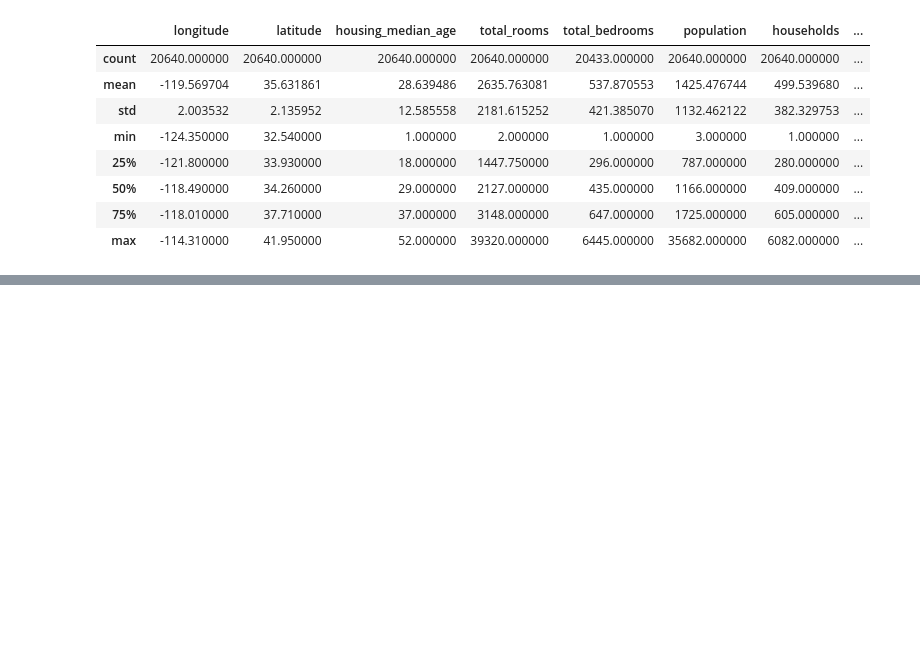
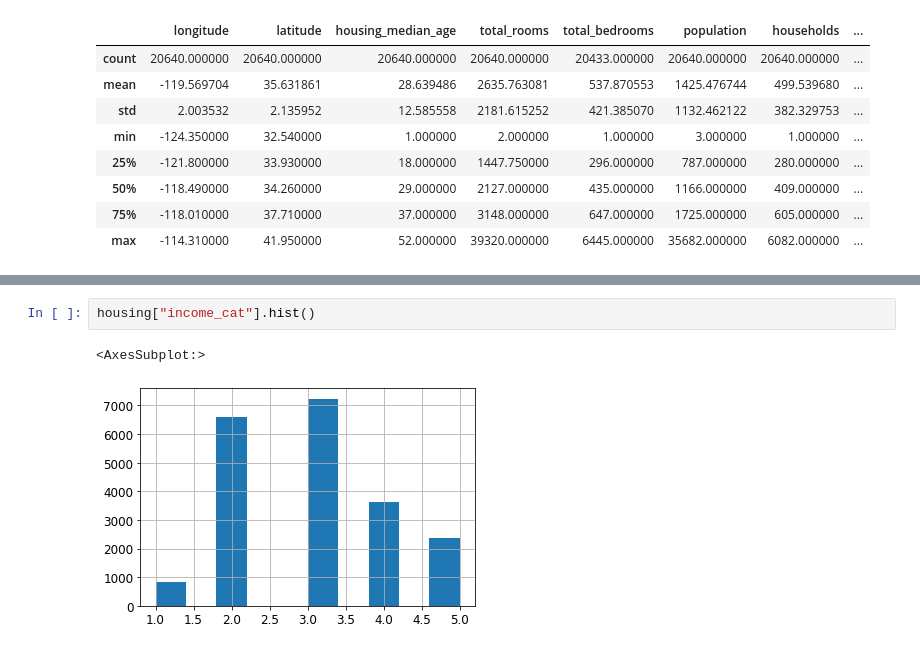
Before and after one commit to zhangjiechina001/ml-practice, a Jupyter notebook: ch2/Untitled.ipynb, the cells around one changed output, grey strips where cells are left out. Cells and saved outputs as stored; diff of their text form; blank space fills up the shorter version.

```diff
--- a/ch2/Untitled.ipynb
+++ b/ch2/Untitled.ipynb
@@ -109,0 +219,5 @@ plt.show()
+# %%
+housing["income_cat"].hist()
+# %% [output]
+<AxesSubplot:>
+[figure, added]
```
Also changed, not shown: parts of 17 cells of this notebook.
